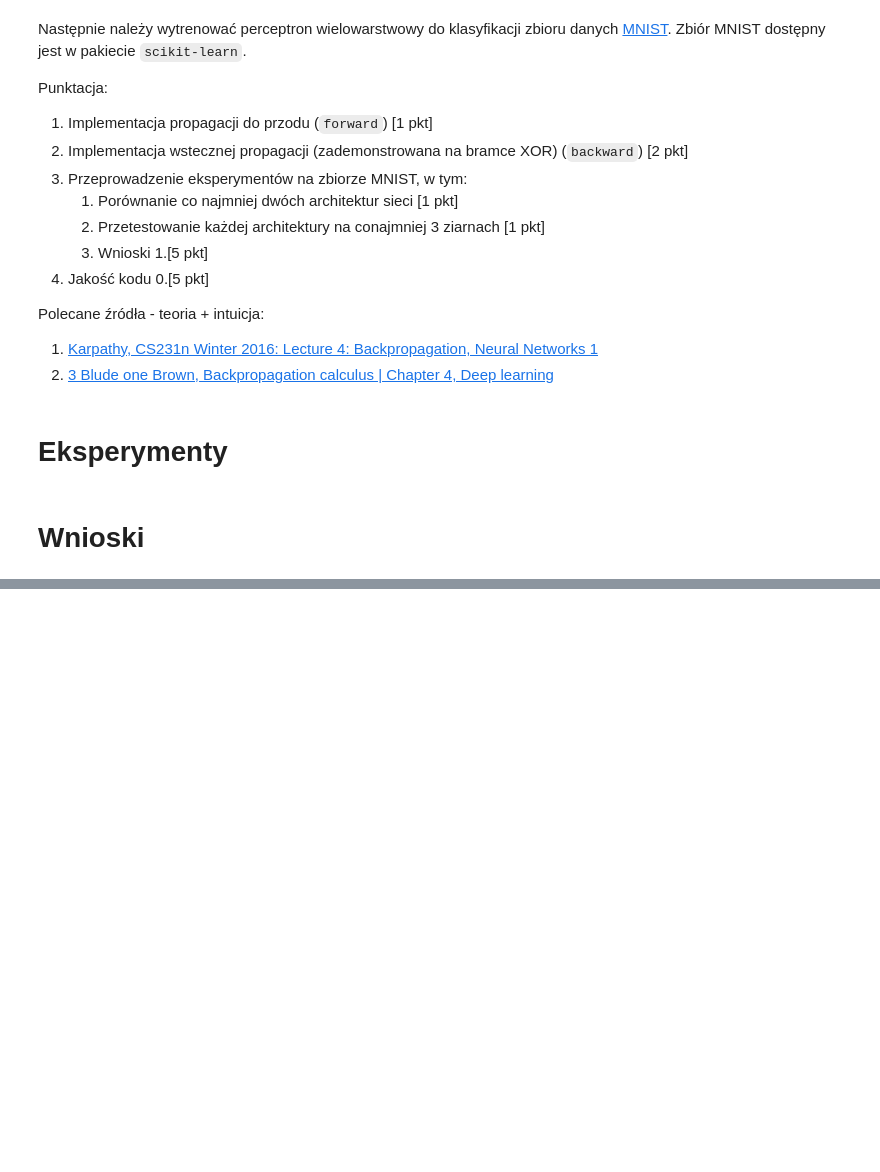
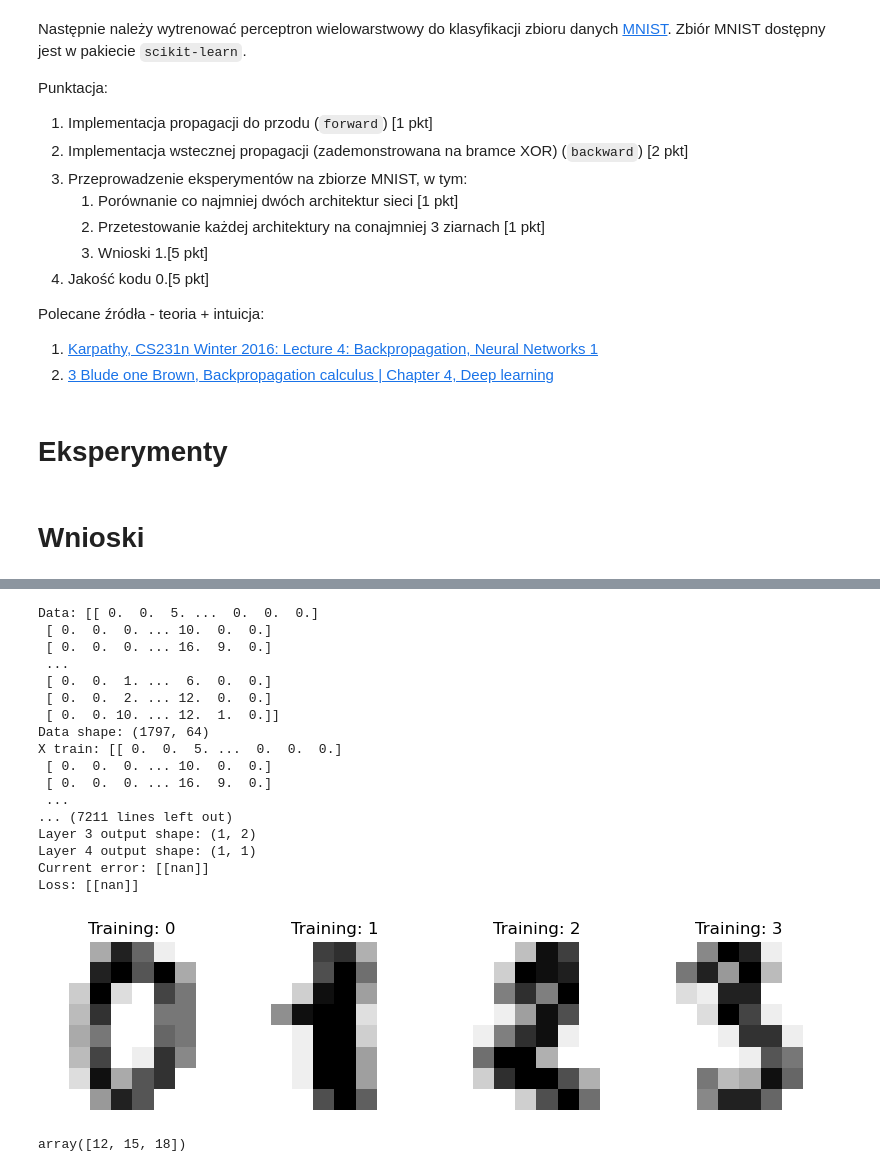
Before and after one commit to jmacuga/ai-algorithms, a Jupyter notebook: MLP.ipynb, the cells around one changed output, grey strips where cells are left out. Drawn from its saved outputs; the diff is of its cells as text; code cells hidden in the pictures; blank space fills up the shorter version.

```diff
--- a/MLP.ipynb
+++ b/MLP.ipynb
@@ -188,0 +237,66 @@ loss = Loss(lambda x: x ** 2, lambda x, y: 2 * x)
+# %%
+nx = 64
+n = 2
+
+epoch_size = 10
+digits = datasets.load_digits()
+n_samples = len(digits.images)
+data = digits.images.reshape((n_samples, -1))
+print(f"Data: {data}")
+print(f"Data shape: {data.shape}")
+
+_, axes = plt.subplots(nrows=1, ncols=4, figsize=(10, 3))
+for ax, image, label in zip(axes, digits.images, digits.target):
+    ax.set_axis_off()
+    ax.imshow(image, cmap=plt.cm.gray_r, interpolation="nearest")
+    ax.set_title("Training: %i" % label)
+
+X_train, X_test, y_train, y_test = train_test_split(
+    data, digits.target, test_size=0.5, shuffle=False
+)
+
+print(f"X train: {X_train}")
+print(f"X train shape: {X_train.shape}")
+
+
+inner_layer = FullyConnected(nx, n)
+sigmoid_layer_1 = Sigmoid()
+hidden_layer = FullyConnected(n, n)
+sigmoid_layer_2 = Sigmoid()
+out_layer = FullyConnected(n, 1)
+
+
+layers = [inner_layer, sigmoid_layer_1, hidden_layer, sigmoid_layer_2, out_layer]
+loss_function = lambda e: e**2
+loss_function_derivative = lambda e, weight: 2 * e
+
+loss = Loss(loss_function, loss_function_derivative)
+network = Network(layers, 0.01)
+network.compile(loss)
+
+network.fit(X_train, y_train, 1, 0.01)
+# %% [output]
+Data: [[ 0.  0.  5. ...  0.  0.  0.]
+ [ 0.  0.  0. ... 10.  0.  0.]
+ [ 0.  0.  0. ... 16.  9.  0.]
+ ...
+ [ 0.  0.  1. ...  6.  0.  0.]
+ [ 0.  0.  2. ... 12.  0.  0.]
+ [ 0.  0. 10. ... 12.  1.  0.]]
+Data shape: (1797, 64)
+X train: [[ 0.  0.  5. ...  0.  0.  0.]
+ [ 0.  0.  0. ... 10.  0.  0.]
+ [ 0.  0.  0. ... 16.  9.  0.]
+ ...
+... (7211 lines left out)
+Layer 3 output shape: (1, 2)
+Layer 4 output shape: (1, 1)
+Current error: [[nan]]
+Loss: [[nan]]
+[figure, added]
+# %%
+a = np.array([3])
+b = np.array([[4], [5], [6]])
+b @ a
+# %% [output]
+array([12, 15, 18])
```
Also changed, not shown: parts of 3 cells of this notebook.
